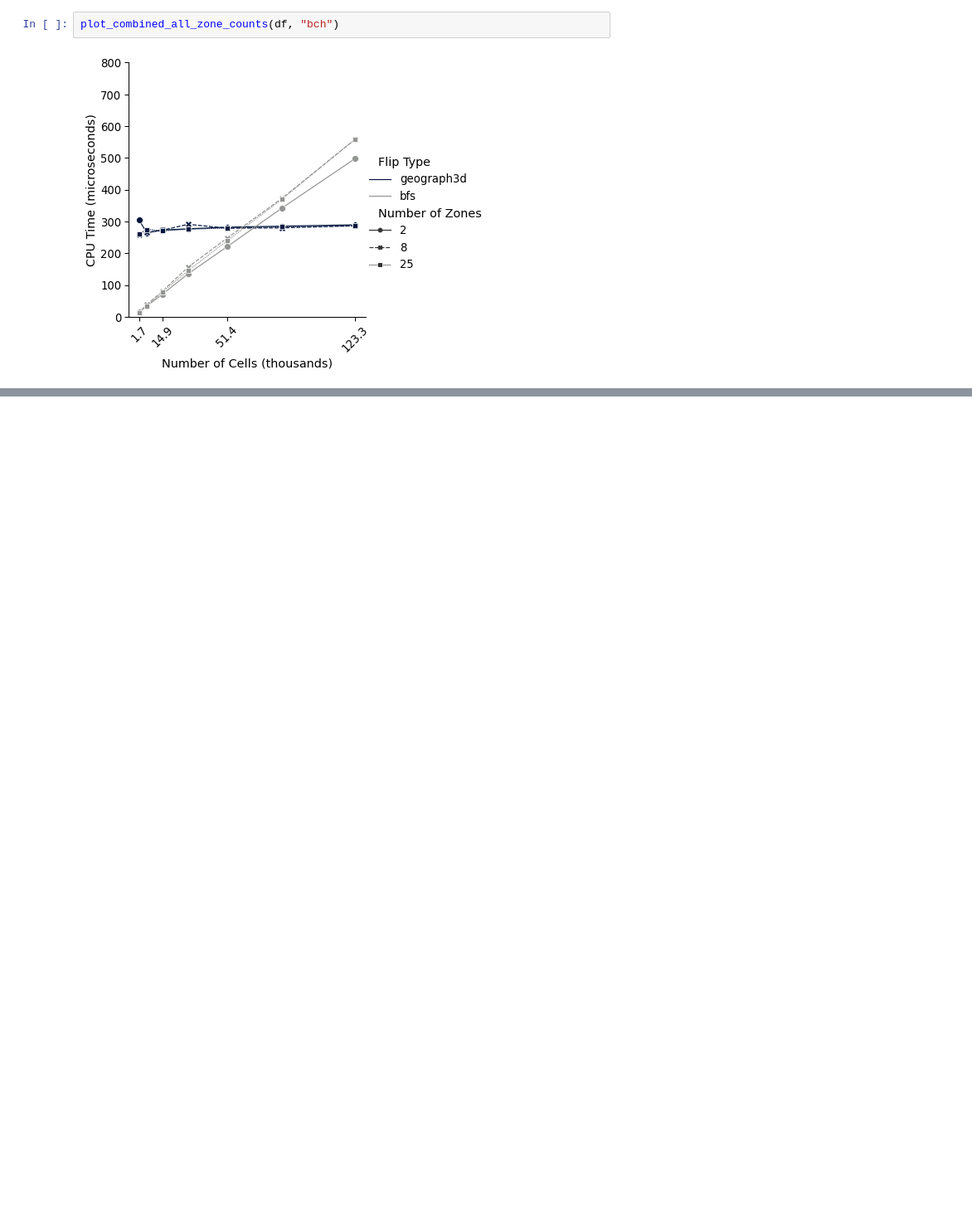
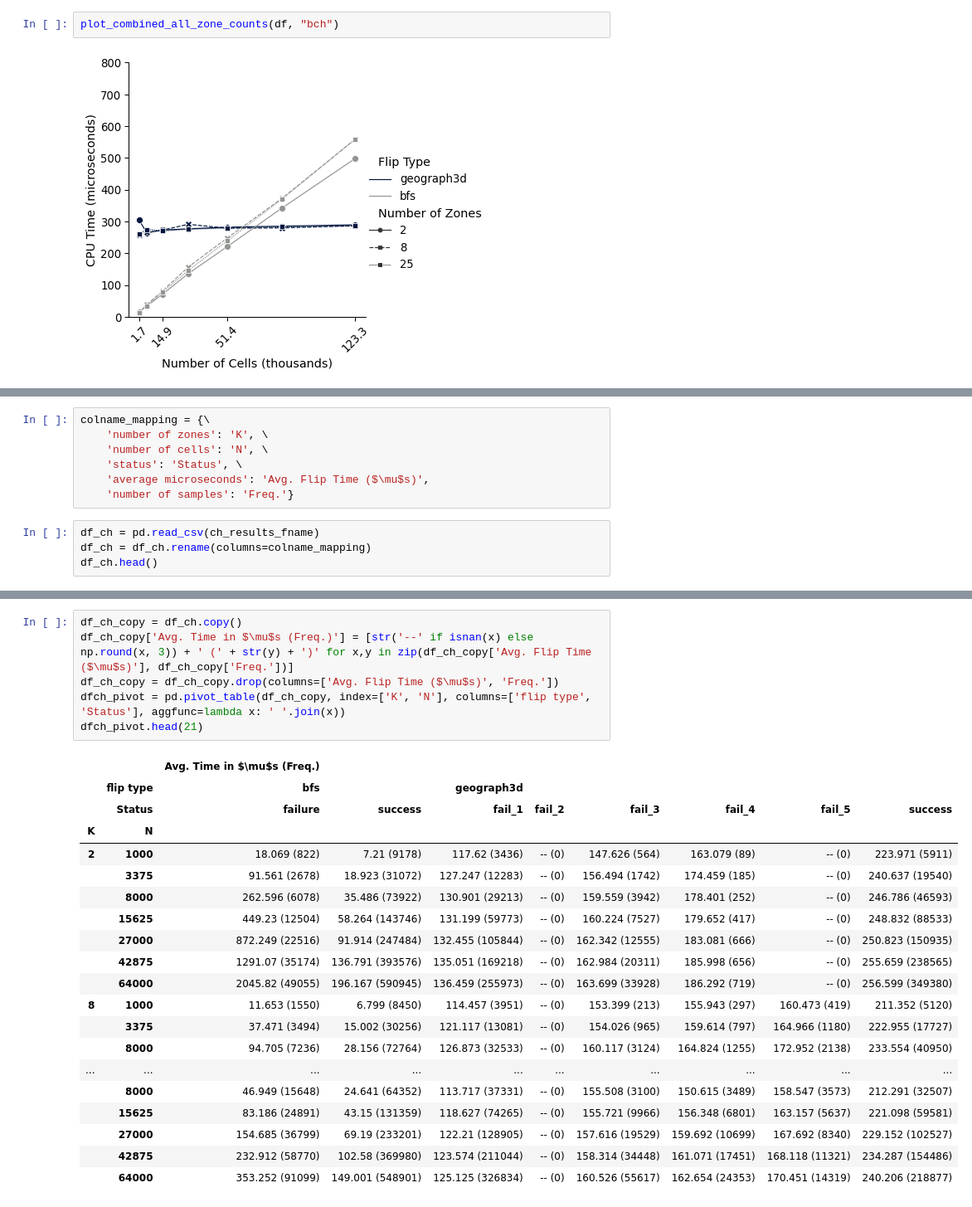
Before and after one commit to ian-ludden/3d-geographs, a Jupyter notebook: results/Experiments_Analysis.ipynb, the cells around one changed output, grey strips where cells are left out. Shown: that part at 83% size. Saved outputs shown, nothing was run; the diff lists cells and outputs as text; blank space fills up the shorter version.

Commit message:
Generate LaTeX tables.

```diff
--- a/results/Experiments_Analysis.ipynb
+++ b/results/Experiments_Analysis.ipynb
@@ -350,0 +355,11 @@ plot_combined_all_zone_counts(df, "bch")
+# %%
+colname_mapping = {\
+    'number of zones': 'K', \
+    'number of cells': 'N', \
+    'status': 'Status', \
+    'average microseconds': 'Avg. Flip Time ($\mu$s)',
+    'number of samples': 'Freq.'}
+# %%
+df_ch = pd.read_csv(ch_results_fname)
+df_ch = df_ch.rename(columns=colname_mapping)
+df_ch.head()
@@ -350,0 +552,27 @@ plot_combined_all_zone_counts(df, "bch")
+# %%
+df_ch_copy = df_ch.copy()
+df_ch_copy['Avg. Time in $\mu$s (Freq.)'] = [str('--' if isnan(x) else np.round(x, 3)) + ' (' + str(y) + ')' for x,y in zip(df_ch_copy['Avg. Flip Time ($\mu$s)'], df_ch_copy['Freq.'])]
+df_ch_copy = df_ch_copy.drop(columns=['Avg. Flip Time ($\mu$s)', 'Freq.'])
+dfch_pivot = pd.pivot_table(df_ch_copy, index=['K', 'N'], columns=['flip type', 'Status'], aggfunc=lambda x: ' '.join(x))
+dfch_pivot.head(21)
+# %% [output]
+|  |  | Avg. Time in $\mu$s (Freq.) |  |  |  |  |  |  |  |
+|  | flip type | bfs |  | geograph3d |  |  |  |  |  |
+|  | Status | failure | success | fail_1 | fail_2 | fail_3 | fail_4 | fail_5 | success |
+| K | N |  |  |  |  |  |  |  |  |
+| 2 | 1000 | 18.069 (822) | 7.21 (9178) | 117.62 (3436) | -- (0) | 147.626 (564) | 163.079 (89) | -- (0) | 223.971 (5911) |
+|  | 3375 | 91.561 (2678) | 18.923 (31072) | 127.247 (12283) | -- (0) | 156.494 (1742) | 174.459 (185) | -- (0) | 240.637 (19540) |
+|  | 8000 | 262.596 (6078) | 35.486 (73922) | 130.901 (29213) | -- (0) | 159.559 (3942) | 178.401 (252) | -- (0) | 246.786 (46593) |
+|  | 15625 | 449.23 (12504) | 58.264 (143746) | 131.199 (59773) | -- (0) | 160.224 (7527) | 179.652 (417) | -- (0) | 248.832 (88533) |
+|  | 27000 | 872.249 (22516) | 91.914 (247484) | 132.455 (105844) | -- (0) | 162.342 (12555) | 183.081 (666) | -- (0) | 250.823 (150935) |
+|  | 42875 | 1291.07 (35174) | 136.791 (393576) | 135.051 (169218) | -- (0) | 162.984 (20311) | 185.998 (656) | -- (0) | 255.659 (238565) |
+|  | 64000 | 2045.82 (49055) | 196.167 (590945) | 136.459 (255973) | -- (0) | 163.699 (33928) | 186.292 (719) | -- (0) | 256.599 (349380) |
+| 8 | 1000 | 11.653 (1550) | 6.799 (8450) | 114.457 (3951) | -- (0) | 153.399 (213) | 155.943 (297) | 160.473 (419) | 211.352 (5120) |
+|  | 3375 | 37.471 (3494) | 15.002 (30256) | 121.117 (13081) | -- (0) | 154.026 (965) | 159.614 (797) | 164.966 (1180) | 222.955 (17727) |
+|  | 8000 | 94.705 (7236) | 28.156 (72764) | 126.873 (32533) | -- (0) | 160.117 (3124) | 164.824 (1255) | 172.952 (2138) | 233.554 (40950) |
+| ... | ... | ... | ... | ... | ... | ... | ... | ... | ... |
+|  | 8000 | 46.949 (15648) | 24.641 (64352) | 113.717 (37331) | -- (0) | 155.508 (3100) | 150.615 (3489) | 158.547 (3573) | 212.291 (32507) |
+|  | 15625 | 83.186 (24891) | 43.15 (131359) | 118.627 (74265) | -- (0) | 155.721 (9966) | 156.348 (6801) | 163.157 (5637) | 221.098 (59581) |
+|  | 27000 | 154.685 (36799) | 69.19 (233201) | 122.21 (128905) | -- (0) | 157.616 (19529) | 159.692 (10699) | 167.692 (8340) | 229.152 (102527) |
+|  | 42875 | 232.912 (58770) | 102.58 (369980) | 123.574 (211044) | -- (0) | 158.314 (34448) | 161.071 (17451) | 168.118 (11321) | 234.287 (154486) |
+|  | 64000 | 353.252 (91099) | 149.001 (548901) | 125.125 (326834) | -- (0) | 160.526 (55617) | 162.654 (24353) | 170.451 (14319) | 240.206 (218877) |
```
Also changed, not shown: parts of 20 cells of this notebook.
